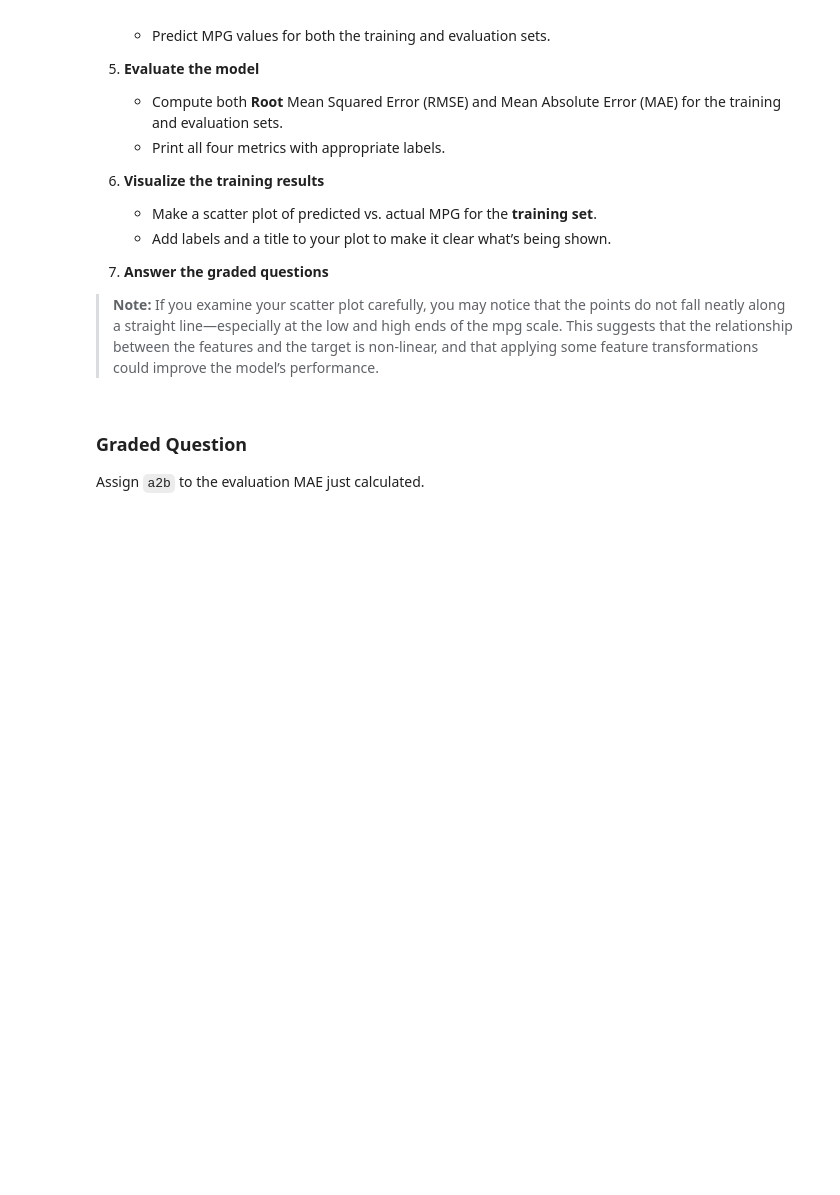
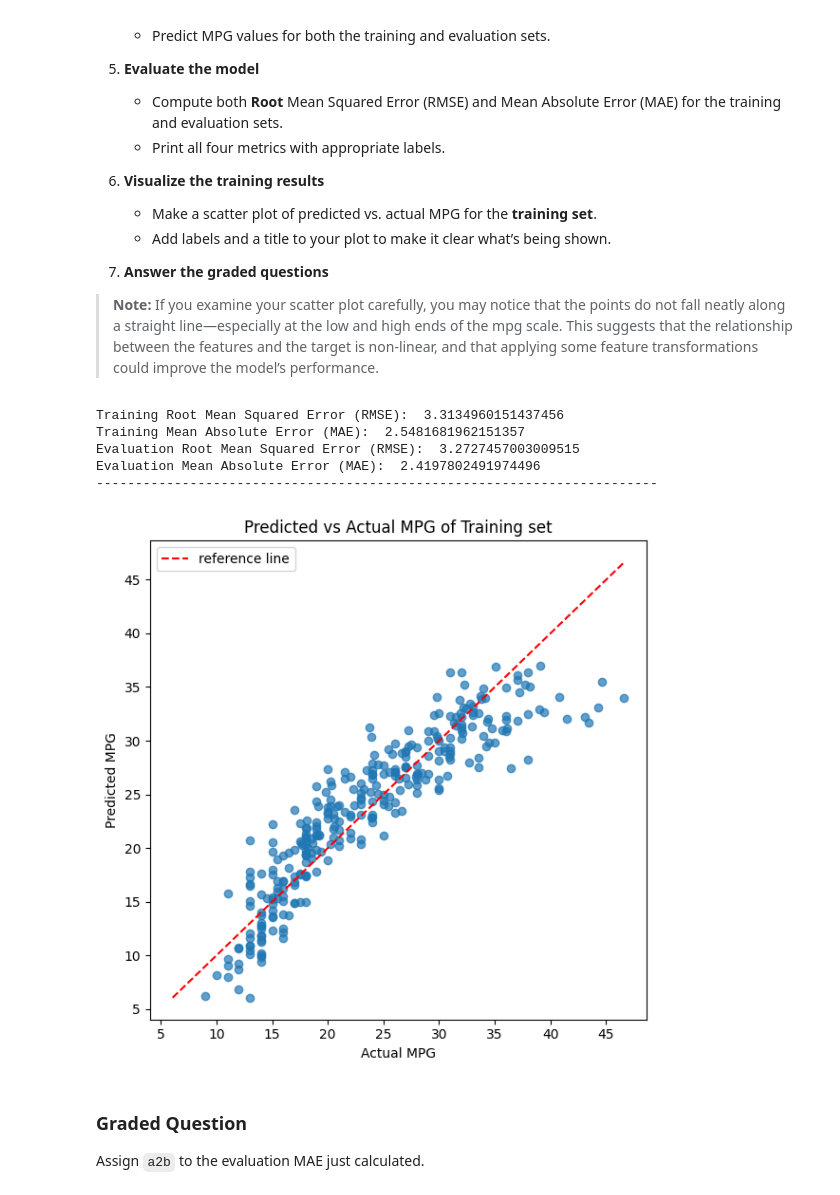
Before and after one commit to Jbaner/Module-3-Assignments, a Jupyter notebook: Homework_03.ipynb, the cells around one changed output. Drawn from its saved outputs; the diff is of its cells as text; code cells hidden in the pictures; blank space fills up the shorter version.

```diff
--- a/Homework_03.ipynb
+++ b/Homework_03.ipynb
@@ -533,33 +533,54 @@ X = df_mpg_cleaned.drop(columns = ["mpg"])
 #Target
 y = df_mpg_cleaned[["mpg"]]
 
 #Split the data into training and evaluation sets
 X_train, X_eval, y_train, y_eval = train_test_split(X, y, test_size = 0.2, random_state=random_seed )
 
 #Fit a linear regression model
 model = LinearRegression()
 model.fit(X_train, y_train)
 
 #Generate predictions
 #Predict on train set
 y_train_pred = model.predict(X_train)
 #Predict on test set
 y_eval_pred =  model.predict(X_eval)
 
 #Evaluate the model
 #Root Mean Squared Error (RMSE) and Mean Absolute Error (MAE) for the training sets.
 train_RMSE = np.sqrt(mean_squared_error(y_train,y_train_pred))
 train_MAE = mean_absolute_error(y_train,y_train_pred)
 
 
 #Root Mean Squared Error (RMSE) and Mean Absolute Error (MAE) for the evaluation sets.
 eval_RMSE = np.sqrt(mean_squared_error(y_eval,y_eval_pred))
 eval_MAE = mean_absolute_error(y_eval,y_eval_pred)
 #print the results:
 print("Training Root Mean Squared Error (RMSE): ", train_RMSE)
 print("Training Mean Absolute Error (MAE): ", train_MAE)
 print("Evaluation Root Mean Squared Error (RMSE): ", eval_RMSE)
 print("Evaluation Mean Absolute Error (MAE): ", eval_MAE)
+print("------------------------------------------------------------------------\n")
+
+#Visualize the training results
+plt.figure(figsize=(6,6))
+plt.scatter(y_train, y_train_pred, alpha=0.7)
+min_val= min(y_train.values.min(), y_train_pred.min())
+max_val= max(y_train.values.max(), y_train_pred.max())
+plt.plot([min_val, max_val], [min_val, max_val], color='red', linestyle = '--', label = "reference line")
+plt.xlabel("Actual MPG")
+plt.ylabel("Predicted MPG")
+plt.title("Predicted vs Actual MPG of Training set")
+plt.legend()
+plt.tight_layout()
+plt.show()
+# %% [output]
+Training Root Mean Squared Error (RMSE):  3.3134960151437456
+Training Mean Absolute Error (MAE):  2.5481681962151357
+Evaluation Root Mean Squared Error (RMSE):  3.2727457003009515
+Evaluation Mean Absolute Error (MAE):  2.4197802491974496
+------------------------------------------------------------------------
+[figure, added]
 # %% [markdown]
 ### Graded Question
 
```
Also changed, not shown: parts of 5 cells of this notebook.
